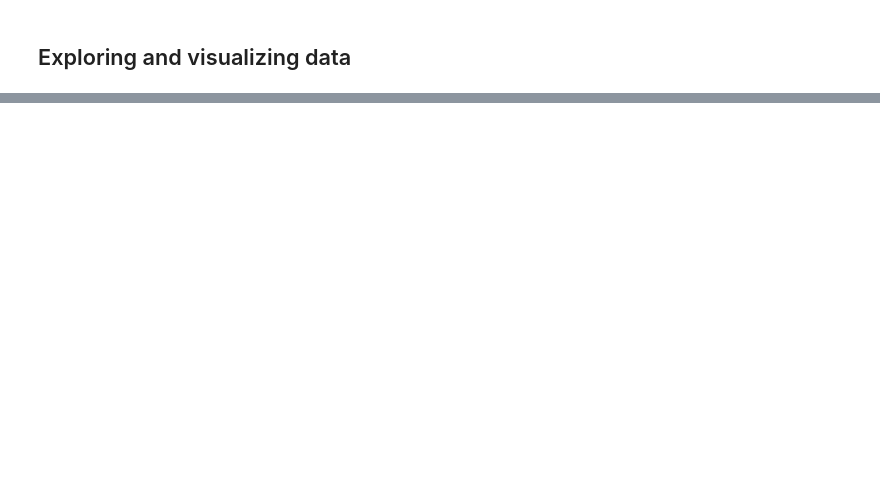
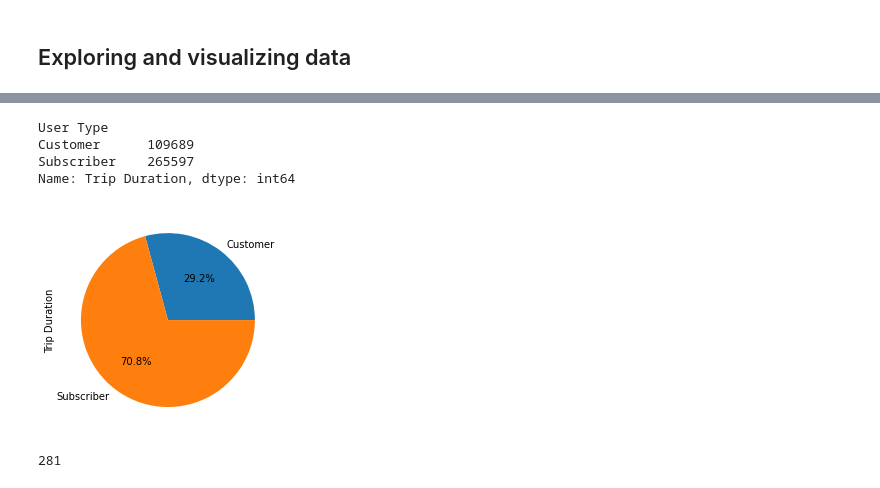
Before and after one commit to Crazz-Zaac/libraries-basic, a Jupyter notebook: Explore US Bikeshare Data.ipynb, the cells around one changed output, grey strips where cells are left out. Drawn from its saved outputs; the diff is of its cells as text; code cells hidden in the pictures; blank space fills up the shorter version.

```diff
--- a/Explore US Bikeshare Data.ipynb
+++ b/Explore US Bikeshare Data.ipynb
@@ -272,0 +355,17 @@ df['']
+# %%
+data = df.groupby("User Type")["Trip Duration"].sum()
+data
+# %% [output]
+User Type
+Customer      109689
+Subscriber    265597
+Name: Trip Duration, dtype: int64
+# %%
+data.plot.pie(autopct="%.1f%%");
+# %% [output]
+[figure, added]
+# %%
+data = df.groupby("Gender")["Start Station"].value_counts()
+data.count()
+# %% [output]
+281
```
Also changed, not shown: parts of 14 cells of this notebook.
